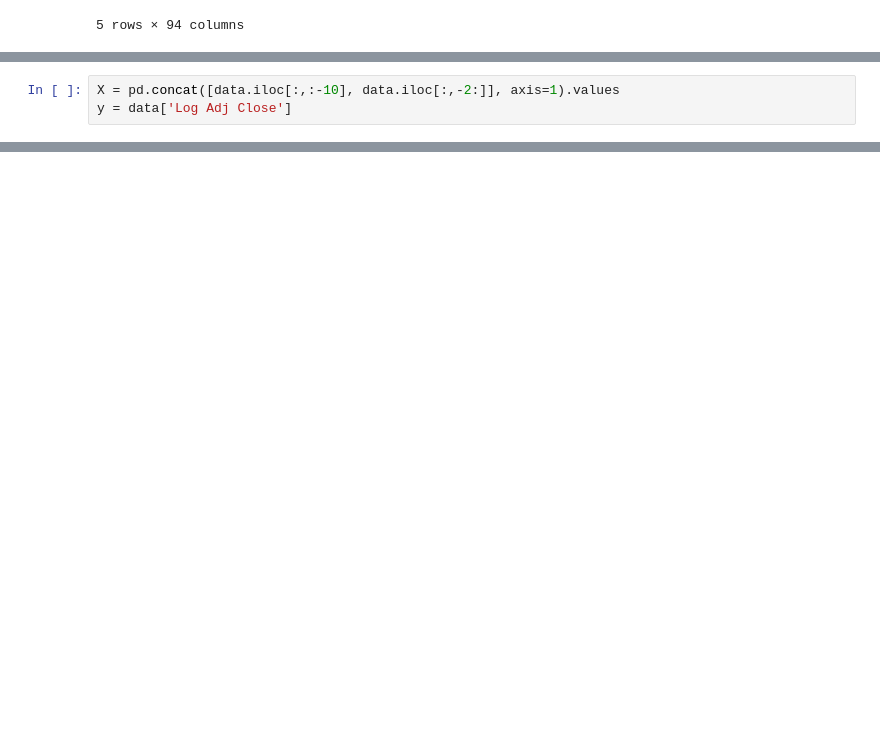
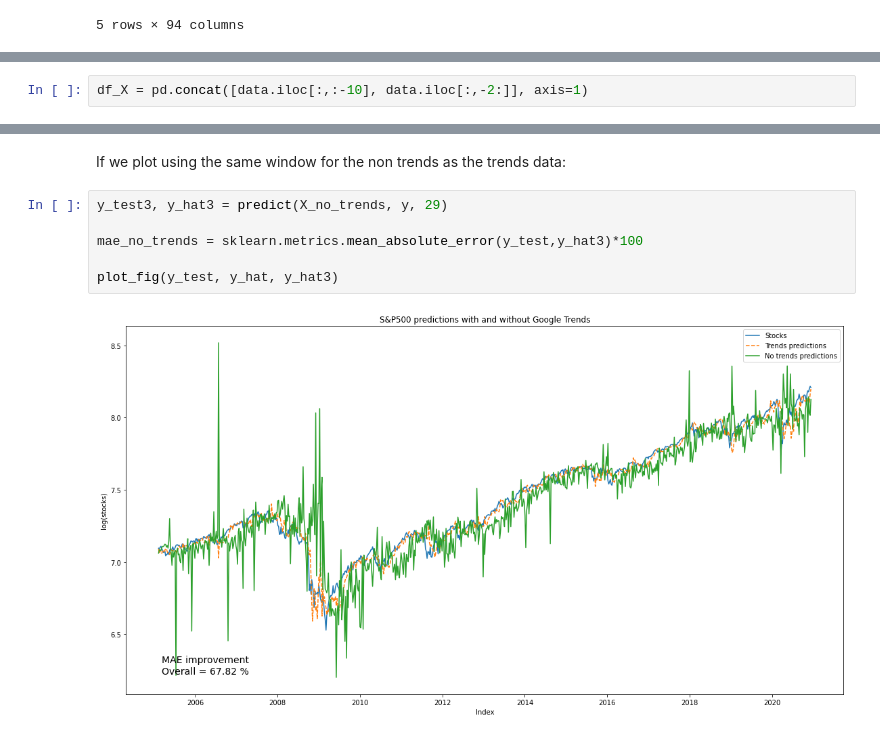
Before and after one commit to epfl-ada/ada-2020-project-milestone-p3-p3_adache, a Jupyter notebook: project.ipynb, the cells around one changed output, grey strips where cells are left out. Saved outputs shown, nothing was run; the diff lists cells and outputs as text; blank space fills up the shorter version.

```diff
--- a/project.ipynb
+++ b/project.ipynb
@@ -466,3 +480,2 @@ data = data.iloc[12:,:]
 # %%
-X = pd.concat([data.iloc[:,:-10], data.iloc[:,-2:]], axis=1).values
-y = data['Log Adj Close']
+df_X = pd.concat([data.iloc[:,:-10], data.iloc[:,-2:]], axis=1)
@@ -602,0 +686,10 @@ Text(0, 0.5, 'log(mvp)')
+# %% [markdown]
+If we plot using the same window for the non trends as the trends data:
+# %%
+y_test3, y_hat3 = predict(X_no_trends, y, 29)
+
+mae_no_trends = sklearn.metrics.mean_absolute_error(y_test,y_hat3)*100
+
+plot_fig(y_test, y_hat, y_hat3)
+# %% [output]
+[figure, added]
```
Also changed, not shown: parts of 19 cells of this notebook.
